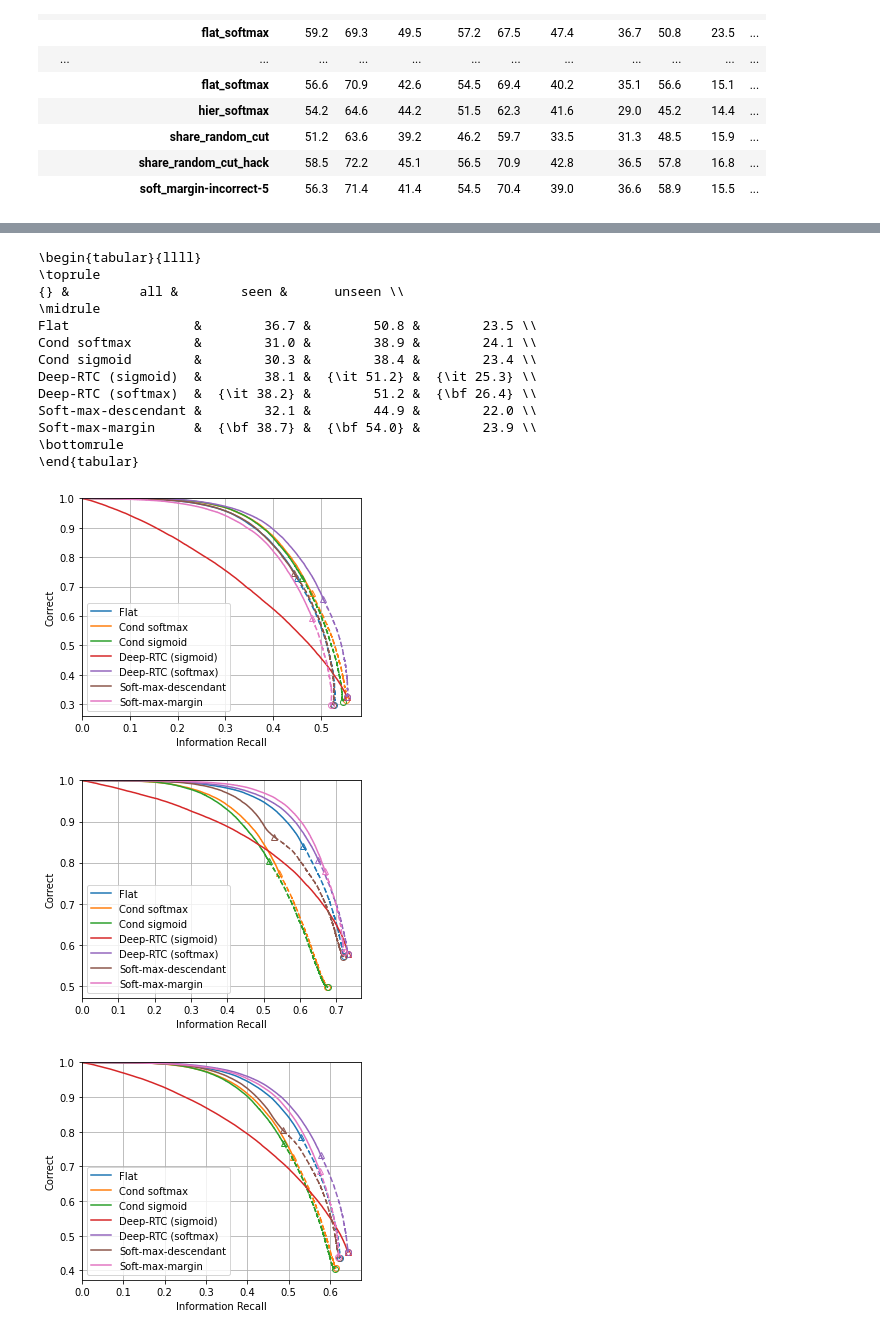
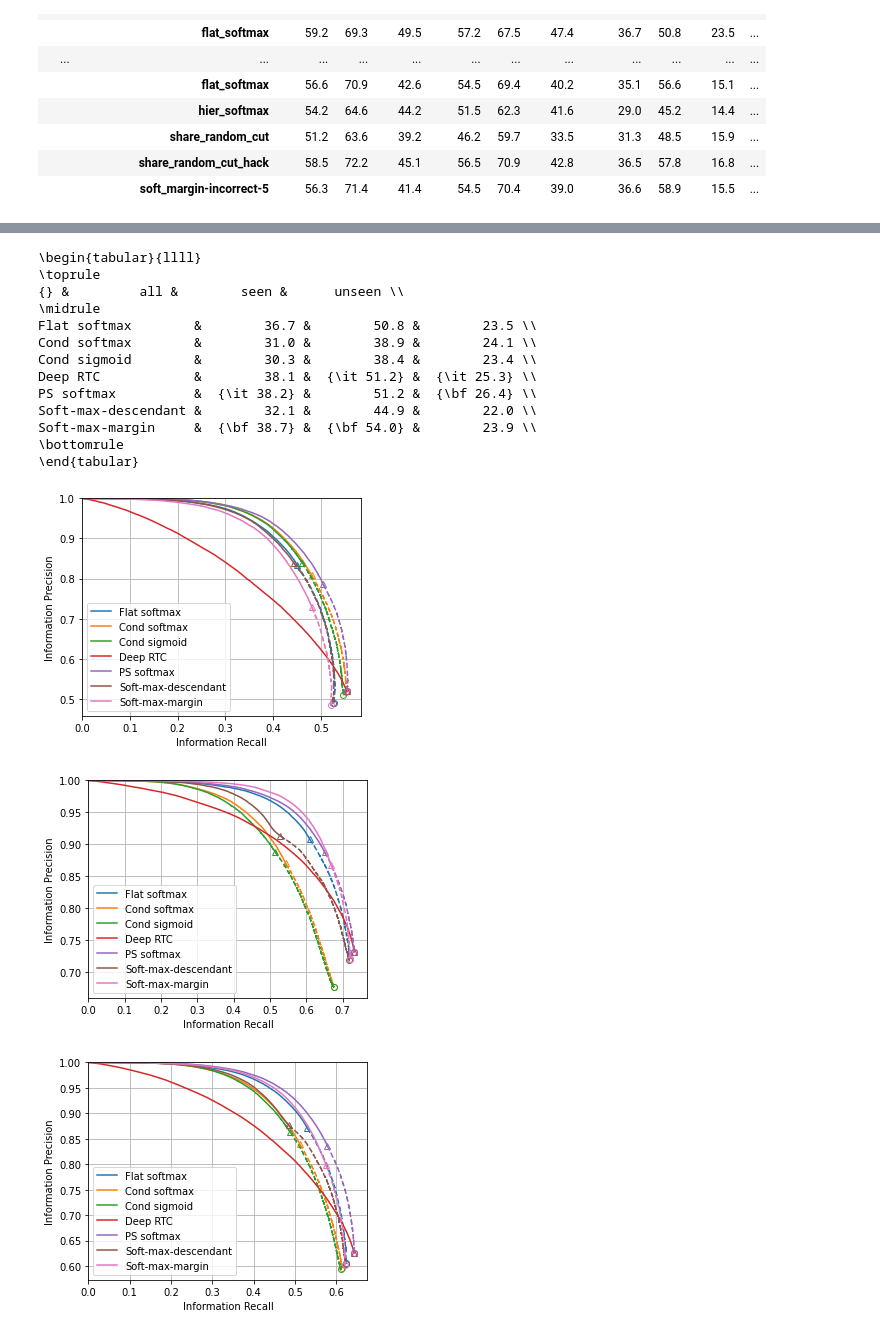
Before and after one commit to jvlmdr/hiercls, a Jupyter notebook: eval_inat21_split_hier.ipynb, the cells around one changed output, grey strips where cells are left out. Saved outputs shown, nothing was run; the diff lists cells and outputs as text; code cells hidden in the pictures.

Commit message:
Generating plots for camera ready

```diff
--- a/eval_inat21_split_hier.ipynb
+++ b/eval_inat21_split_hier.ipynb
@@ -81,12 +81,12 @@ hierarchy_files = {
 }
 
 method_titles = {
-    'flat_softmax': 'Flat',
+    'flat_softmax': 'Flat softmax',
     # 'multilabel_focal': 'Multilabel (focal)',
     'hier_softmax': 'Cond softmax',
     'cond_multilabel': 'Cond sigmoid',
-    'share_random_cut': 'Deep-RTC (sigmoid)',
-    'share_random_cut_hack': 'Deep-RTC (softmax)',
+    'share_random_cut': 'Deep RTC',
+    'share_random_cut_hack': 'PS softmax',
     'descendant_softmax_complement': 'Soft-max-descendant',
     # 'descendant_softmax': 'Soft-max-descendant',
     # 'descendant_softmax_complement': 'Soft-max-descendant (cousin)',
@@ -543,11 +543,11 @@ print(table['AC(exact)'].to_latex(escape=False))
 \toprule
 {} &         all &        seen &      unseen \\
 \midrule
-Flat                &        36.7 &        50.8 &        23.5 \\
+Flat softmax        &        36.7 &        50.8 &        23.5 \\
 Cond softmax        &        31.0 &        38.9 &        24.1 \\
 Cond sigmoid        &        30.3 &        38.4 &        23.4 \\
-Deep-RTC (sigmoid)  &        38.1 &  {\it 51.2} &  {\it 25.3} \\
-Deep-RTC (softmax)  &  {\it 38.2} &        51.2 &  {\bf 26.4} \\
+Deep RTC            &        38.1 &  {\it 51.2} &  {\it 25.3} \\
+PS softmax          &  {\it 38.2} &        51.2 &  {\bf 26.4} \\
 Soft-max-descendant &        32.1 &        44.9 &        22.0 \\
 Soft-max-margin     &  {\bf 38.7} &  {\bf 54.0} &        23.9 \\
 \bottomrule
@@ -590,15 +590,15 @@ def plot_metrics(tree_name, subset_name, x, y, tickres=None, is_pr=True, save=Fa
     else:
         plt.legend()
 # %%
-plot_metrics('train', 'unseen', 'info_recall', 'correct', save=True)
+plot_metrics('train', 'unseen', 'info_recall', 'info_precision', save=True)
 plt.show()
-plot_metrics('train', 'seen', 'info_recall', 'correct', save=True)
+plot_metrics('train', 'seen', 'info_recall', 'info_precision', save=True)
 plt.show()
-plot_metrics('train', 'all', 'info_recall', 'correct', save=True)
+plot_metrics('train', 'all', 'info_recall', 'info_precision', save=True)
 # %% [output]
-[figure, old version]
+[figure, new version]
-[figure, old version]
+[figure, new version]
-[figure, old version]
+[figure, new version]
 # %%
 # Same for "full" tree (i.e. reward for not going to leaf node).
 
```
Also changed, not shown: parts of 10 cells of this notebook, 5 other files.
